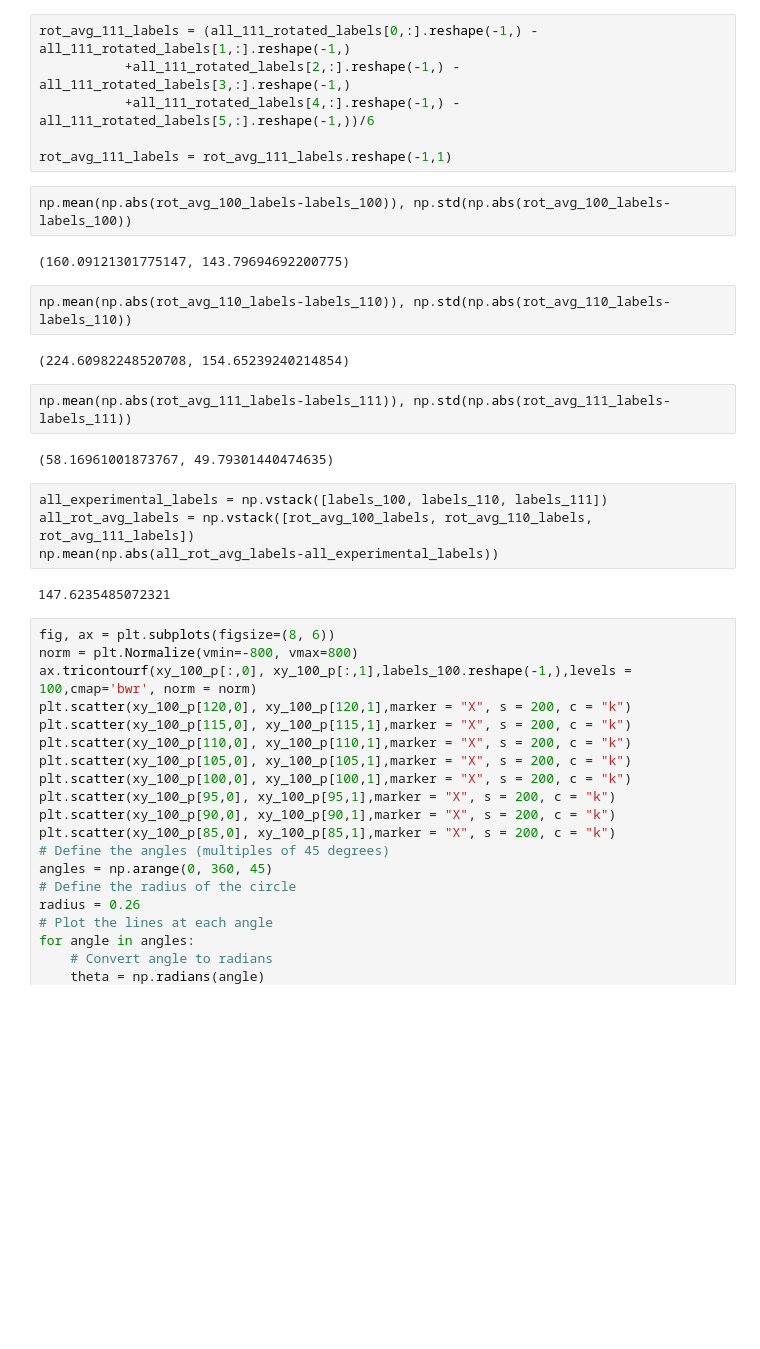
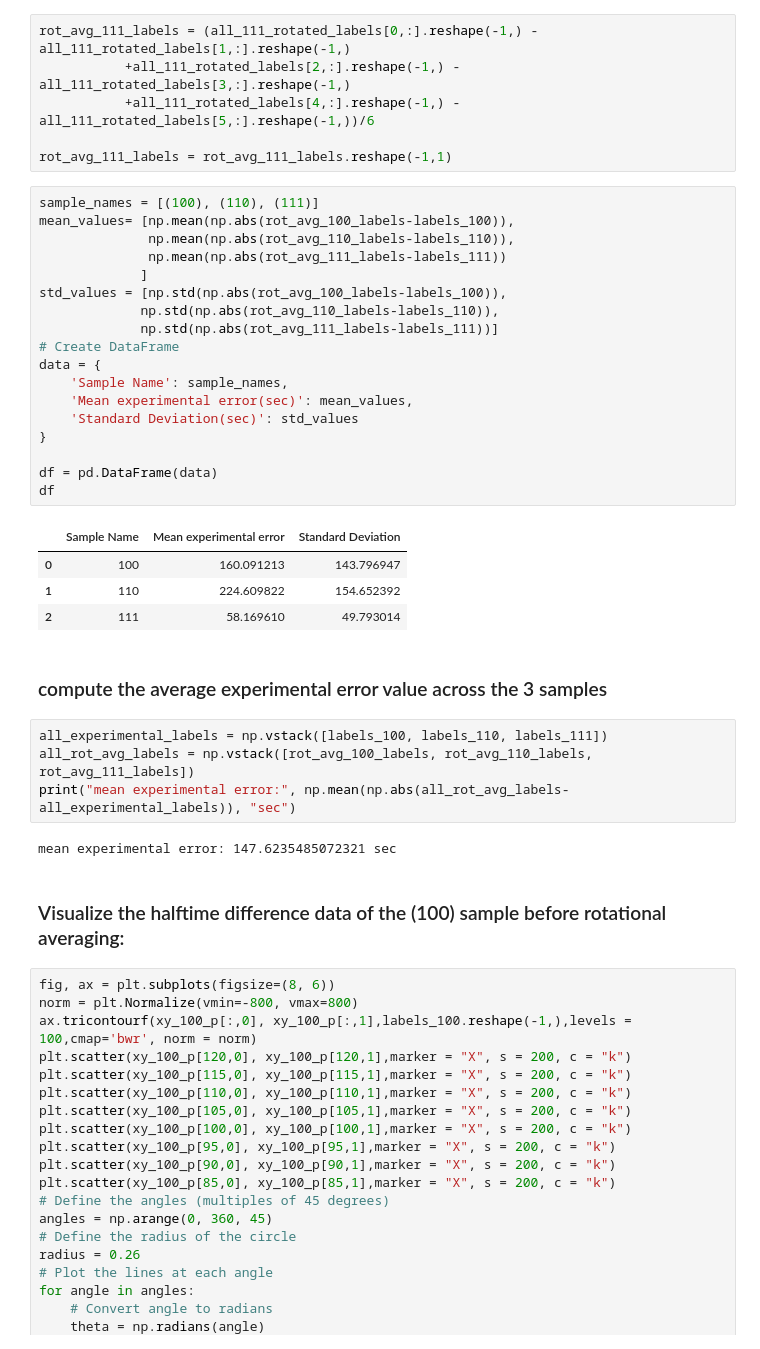
Before and after one commit to kareem-Abdelmaqsoud/modeling-tartaric-acid-decomposition, a Jupyter notebook: rotational-averaging.ipynb, the cells around one changed output. Drawn from its saved outputs; the diff is of its cells as text; blank space fills up the shorter version.

```diff
--- a/rotational-averaging.ipynb
+++ b/rotational-averaging.ipynb
@@ -136,24 +128,39 @@ rot_avg_111_labels = (all_111_rotated_labels[0,:].reshape(-1,) - all_111_rotated
            +all_111_rotated_labels[4,:].reshape(-1,) - all_111_rotated_labels[5,:].reshape(-1,))/6
 
 rot_avg_111_labels = rot_avg_111_labels.reshape(-1,1)
-# %%
-np.mean(np.abs(rot_avg_100_labels-labels_100)), np.std(np.abs(rot_avg_100_labels-labels_100))
-# %% [output]
-(160.09121301775147, 143.79694692200775)
-# %%
-np.mean(np.abs(rot_avg_110_labels-labels_110)), np.std(np.abs(rot_avg_110_labels-labels_110))
-# %% [output]
-(224.60982248520708, 154.65239240214854)
-# %%
-np.mean(np.abs(rot_avg_111_labels-labels_111)), np.std(np.abs(rot_avg_111_labels-labels_111))
-# %% [output]
-(58.16961001873767, 49.79301440474635)
+# %%
+sample_names = [(100), (110), (111)]
+mean_values= [np.mean(np.abs(rot_avg_100_labels-labels_100)),
+              np.mean(np.abs(rot_avg_110_labels-labels_110)),
+              np.mean(np.abs(rot_avg_111_labels-labels_111))
+             ]
+std_values = [np.std(np.abs(rot_avg_100_labels-labels_100)),
+             np.std(np.abs(rot_avg_110_labels-labels_110)),
+             np.std(np.abs(rot_avg_111_labels-labels_111))]
+# Create DataFrame
+data = {
+    'Sample Name': sample_names,
+    'Mean experimental error(sec)': mean_values,
+    'Standard Deviation(sec)': std_values
+}
+
+df = pd.DataFrame(data)
+df
+# %% [output]
+|  | Sample Name | Mean experimental error | Standard Deviation |
+| 0 | 100 | 160.091213 | 143.796947 |
+| 1 | 110 | 224.609822 | 154.652392 |
+| 2 | 111 | 58.169610 | 49.793014 |
+# %% [markdown]
+### compute the average experimental error value across the 3 samples
 # %%
 all_experimental_labels = np.vstack([labels_100, labels_110, labels_111])
 all_rot_avg_labels = np.vstack([rot_avg_100_labels, rot_avg_110_labels, rot_avg_111_labels])
-np.mean(np.abs(all_rot_avg_labels-all_experimental_labels))
+print("mean experimental error:", np.mean(np.abs(all_rot_avg_labels-all_experimental_labels)), "sec")
 # %% [output]
-147.6235485072321
+mean experimental error: 147.6235485072321 sec
+# %% [markdown]
+### Visualize the halftime difference data of the (100) sample before rotational averaging:
 # %%
 fig, ax = plt.subplots(figsize=(8, 6))
 norm = plt.Normalize(vmin=-800, vmax=800)
```
Also changed, not shown: parts of 18 cells of this notebook, 1 other file.
